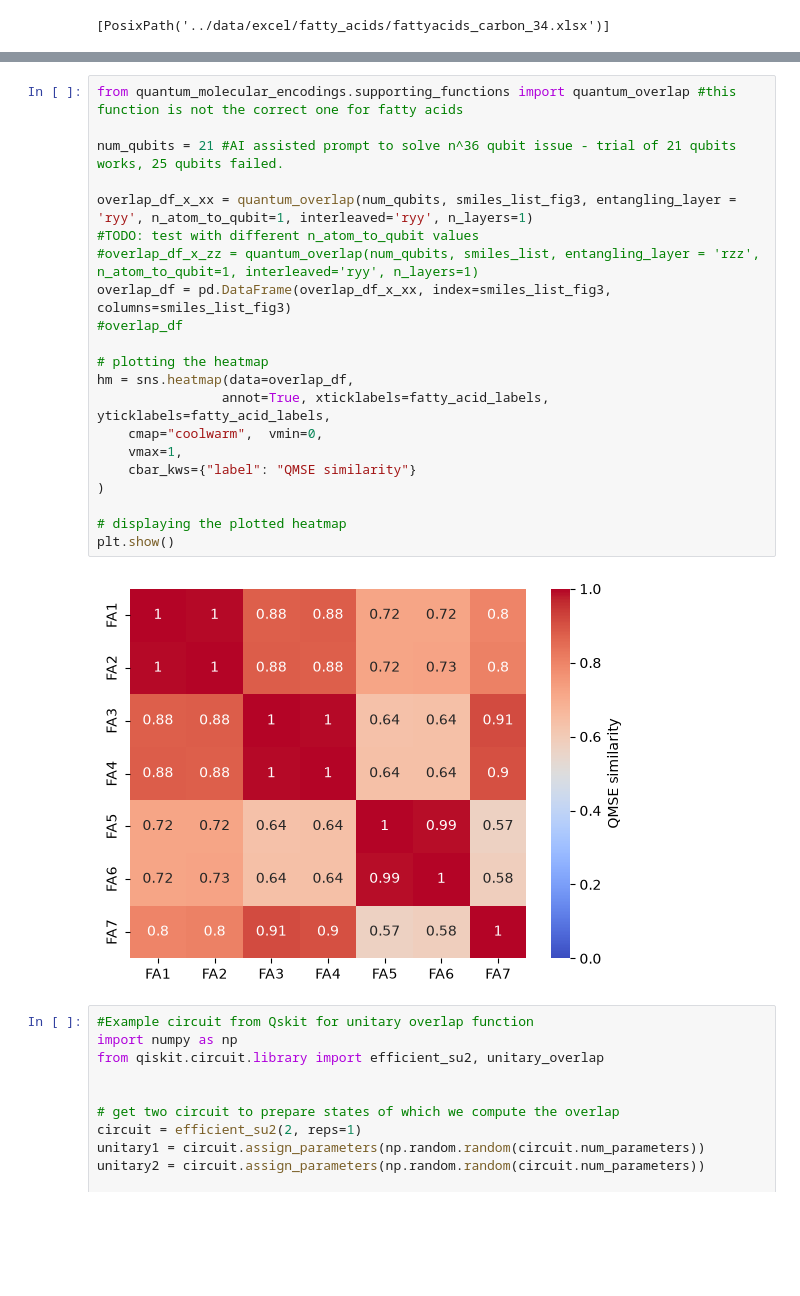
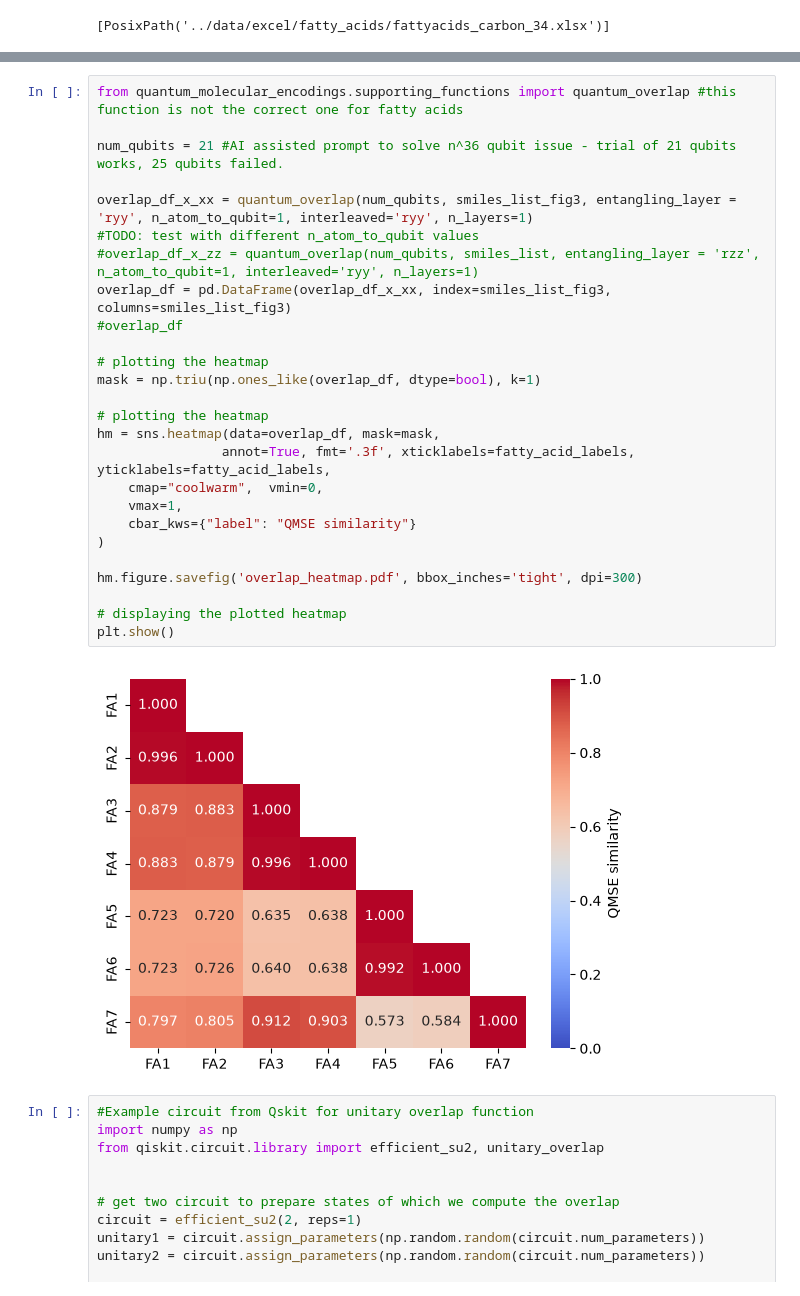
Before and after one commit to Kajanann/quantum-molecular-encodings-----Fork-for-Kaj, a Jupyter notebook: notebooks/Fatty_acid_figure3.ipynb, the cells around one changed output, grey strips where cells are left out. Drawn from its saved outputs; the diff is of its cells as text; blank space fills up the shorter version.

```diff
--- a/notebooks/Fatty_acid_figure3.ipynb
+++ b/notebooks/Fatty_acid_figure3.ipynb
@@ -121,26 +143,31 @@ plt.show()
 # %%
 from quantum_molecular_encodings.supporting_functions import quantum_overlap #this function is not the correct one for fatty acids
 
 num_qubits = 21 #AI assisted prompt to solve n^36 qubit issue - trial of 21 qubits works, 25 qubits failed.
 
 overlap_df_x_xx = quantum_overlap(num_qubits, smiles_list_fig3, entangling_layer = 'ryy', n_atom_to_qubit=1, interleaved='ryy', n_layers=1)
 #TODO: test with different n_atom_to_qubit values
 #overlap_df_x_zz = quantum_overlap(num_qubits, smiles_list, entangling_layer = 'rzz', n_atom_to_qubit=1, interleaved='ryy', n_layers=1)
 overlap_df = pd.DataFrame(overlap_df_x_xx, index=smiles_list_fig3, columns=smiles_list_fig3)
 #overlap_df
 
 # plotting the heatmap
-hm = sns.heatmap(data=overlap_df,
-                annot=True, xticklabels=fatty_acid_labels, yticklabels=fatty_acid_labels,
+mask = np.triu(np.ones_like(overlap_df, dtype=bool), k=1)
+
+# plotting the heatmap
+hm = sns.heatmap(data=overlap_df, mask=mask,
+                annot=True, fmt='.3f', xticklabels=fatty_acid_labels, yticklabels=fatty_acid_labels,
     cmap="coolwarm",  vmin=0,
     vmax=1,
     cbar_kws={"label": "QMSE similarity"}
 )
 
+hm.figure.savefig('overlap_heatmap.pdf', bbox_inches='tight', dpi=300)
+
 # displaying the plotted heatmap
 plt.show()
 # %% [output]
-[figure, old version]
+[figure, new version]
 # %%
 #Example circuit from Qskit for unitary overlap function
 import numpy as np
```
Also changed, not shown: parts of 4 cells of this notebook, 9 other files.
